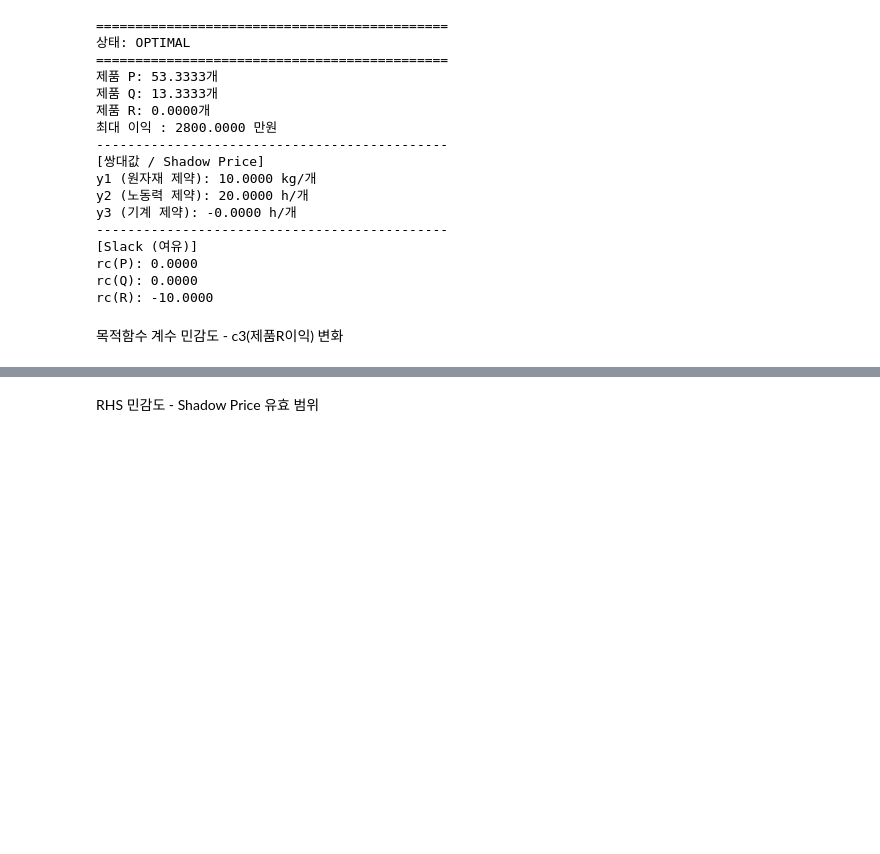
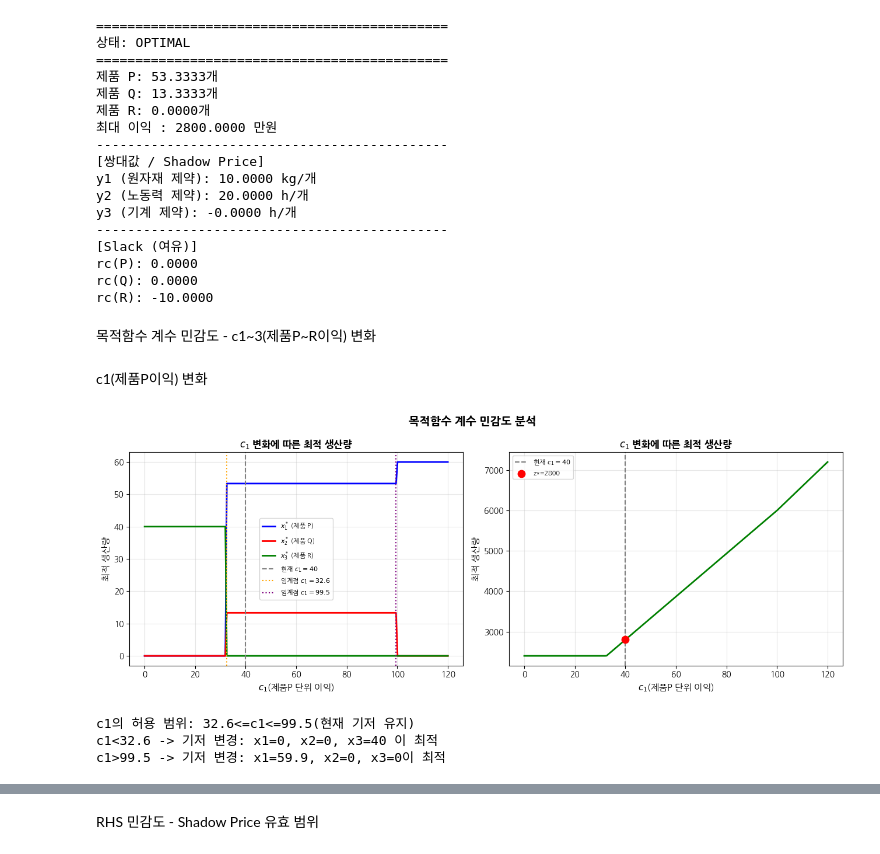
Before and after one commit to soomi-chloe/OR3_optimization, a Jupyter notebook: 04week.ipynb, the cells around one changed output, grey strips where cells are left out. Cells and saved outputs as stored; diff of their text form; code cells hidden in the pictures; blank space fills up the shorter version.

```diff
--- a/04week.ipynb
+++ b/04week.ipynb
@@ -365,7 +365,74 @@ elif platform.system() == 'Darwin':  # macOS
 else:  # Linux
     plt.rcParams['font.family'] = 'NanumGothic'
 # %% [markdown]
-목적함수 계수 민감도 - c3(제품R이익) 변화
+목적함수 계수 민감도 - c1~3(제품P~R이익) 변화
 # %%
 import warnings
 warnings.filterwarnings('ignore')
+# %% [markdown]
+c1(제품P이익) 변화
+# %%
+from ortools.linear_solver import pywraplp
+import numpy as np
+import matplotlib.pyplot as plt
+
+def solve_lp(c1_val, c2_val=50, c3_val=60, b1=120, b2=80, b3=100):
+    #LP를 주어진 파라미터로 풀고 (x1,x2,z) 반환
+    s = pywraplp.Solver.CreateSolver('GLOP')
+    INF = s.infinity()
+    P = s.NumVar(0,INF, 'P')
+    Q = s.NumVar(0,INF, 'Q')
+    R = s.NumVar(0,INF, 'R')
+
+    s.Add(2*P+Q+3*R <= b1)
+    s.Add(P+2*Q+2*R <= b2)
+    s.Add(P+2*Q+2*R <= b3)
+    s.Maximize(c1_val*P + c2_val*Q + c3_val*R)
+
+    if s.Solve() ==pywraplp.Solver.OPTIMAL:
+        return P.solution_value(), Q.solution_value(), R.solution_value(), s.Objective().Value()
+
+    return None, None, None
+
+c1_range = np.linspace(0,120,200)
+x1_vals, x2_vals, x3_vals, z_vals = [], [], [], []
+for c1v in c1_range:
+    xv1, xv2, xv3, zv = solve_lp(c1v)
+    x1_vals.append(xv1); x2_vals.append(xv2); x3_vals.append(xv3); z_vals.append(zv)
+    # if (xv2 == 0)&(xv3 == 0):
+    #     print(xv1)
+
+fig, axes = plt.subplots(1, 2, figsize=(13,5))
+
+ax = axes[0]
+ax.plot(c1_range, x1_vals, 'b-', lw=2, label=r'$x_1^*$ (제품 P)')
+ax.plot(c1_range, x2_vals, 'r-', lw=2, label=r'$x_2^*$ (제품 Q)')
+ax.plot(c1_range, x3_vals, 'g-', lw=2, label=r'$x_3^*$ (제품 R)')
+ax.axvline(40,color='gray', ls='--', label='현재 $c_1=40$')
+ax.axvline(32.6,color='orange', ls=':', lw=1.5, label='임계점 $c_1=32.6$')
+ax.axvline(99.5,color='purple', ls=':', lw=1.5, label='임계점 $c_1=99.5$')
+ax.set_xlabel(r'$c_1$(제품P 단위 이익)', fontsize=11)
+ax.set_ylabel('최적 생산량', fontsize=11)
+ax.set_title(r'$c_1$ 변화에 따른 최적 생산량', fontsize=12, fontweight='bold')
+ax.legend(fontsize=8); ax.grid(True, alpha=0.3)
+
+ax = axes[1]
+ax.plot(c1_range, z_vals, 'g-', lw=2)
+ax.axvline(40, color='gray', ls='--', label='현재 $c_1=40$')
+ax.scatter([40],[2800],color='red', s=80, zorder=5, label='z*=2800')
+ax.set_xlabel(r'$c_1$(제품P 단위 이익)', fontsize=11)
+ax.set_ylabel('최적 생산량', fontsize=11)
+ax.set_title(r'$c_1$ 변화에 따른 최적 생산량', fontsize=12, fontweight='bold')
+ax.legend(fontsize=8); ax.grid(True, alpha=0.3)
+
+plt.suptitle('목적함수 계수 민감도 분석', fontsize=14, fontweight='bold')
+plt.tight_layout(); plt.show()
+
+print('c1의 허용 범위: 32.6<=c1<=99.5(현재 기저 유지)')
+print('c1<32.6 -> 기저 변경: x1=0, x2=0, x3=40 이 최적')
+print('c1>99.5 -> 기저 변경: x1=59.9, x2=0, x3=0이 최적')
+# %% [output]
+[figure, added]
+c1의 허용 범위: 32.6<=c1<=99.5(현재 기저 유지)
+c1<32.6 -> 기저 변경: x1=0, x2=0, x3=40 이 최적
+c1>99.5 -> 기저 변경: x1=59.9, x2=0, x3=0이 최적
```
Also changed, not shown: parts of 4 cells of this notebook.
